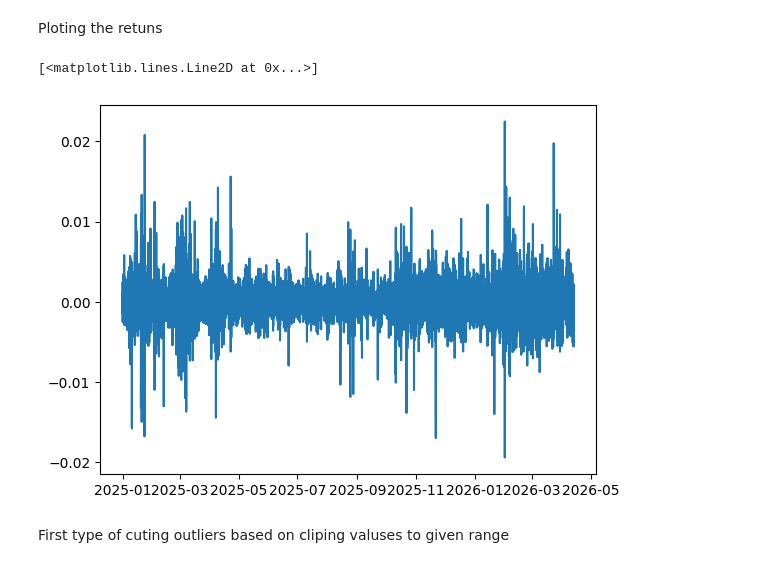
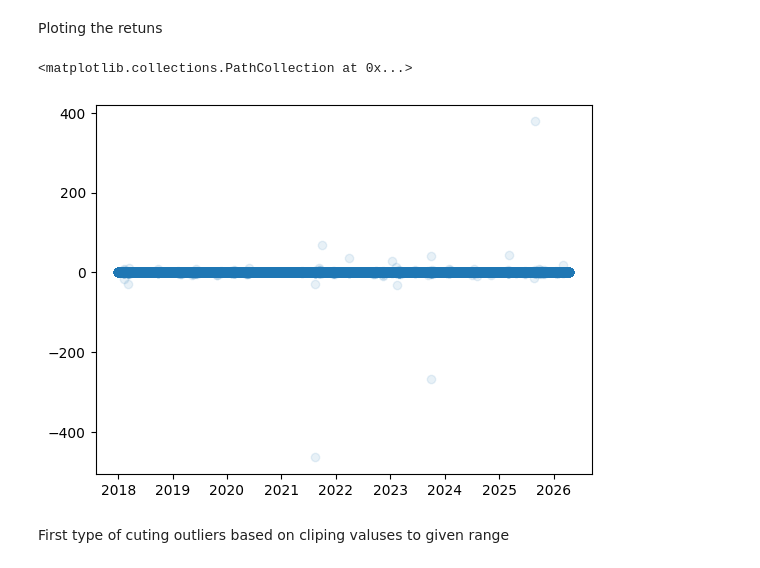
Before and after one commit to AgataJuda/Machine-Learning-for-Data-Analytics, a Jupyter notebook: data/processed/Processed_data.ipynb, the cells around one changed output. Drawn from its saved outputs; the diff is of its cells as text; code cells hidden in the pictures.

Commit message:
changes after cons
calculated and substracted trend by fourier

```diff
--- a/data/processed/Processed_data.ipynb
+++ b/data/processed/Processed_data.ipynb
@@ -77,0 +79,5 @@ plt.show()
+# %%
+filtered = df["Close"].rolling(60*60*24).mean()
+plt.plot(df['Timestamp'], filtered)
+plt.plot(df['Timestamp'], df['Close'])
+plt.show()
@@ -77,0 +129,9 @@ plt.show()
+# %%
+y_full = np.full(len(df), np.nan)
+y_full[mask] = y_fit
+
+df["NoTrendClose"] = df["Close"] - y_full
+# %%
+df_cut = df[df['Timestamp'].dt.year >= 2018].copy()
+plt.plot(df_cut["Timestamp"], df_cut["NoTrendClose"])
+# plt.plot(df_cut["Timestamp"], df_cut["Close"])
@@ -78,15 +141,16 @@ plt.show()
 # %% [markdown]
 Claculating return values in every time step
 # %%
-df["return"] = df["Close"].pct_change().shift(-1)
-df = df.dropna(subset=["return"])
+df_cut = df_cut.dropna()
+df_cut["return"] = df_cut["NoTrendClose"].pct_change().shift(-1)
+df_cut = df_cut.dropna(subset=["return"])
 # %% [markdown]
 Ploting the retuns
 # %%
-plt.plot(df['Timestamp'], df['return'])
+plt.scatter(df_cut['Timestamp'], df_cut['return'], alpha=0.1)
 # %% [output]
-[<matplotlib.lines.Line2D at 0x...>]
+<matplotlib.collections.PathCollection at 0x...>
-[figure, old version]
+[figure, new version]
 # %% [markdown]
 First type of cuting outliers based on cliping valuses to given range
 # %%
```
Also changed, not shown: parts of 22 cells of this notebook.
